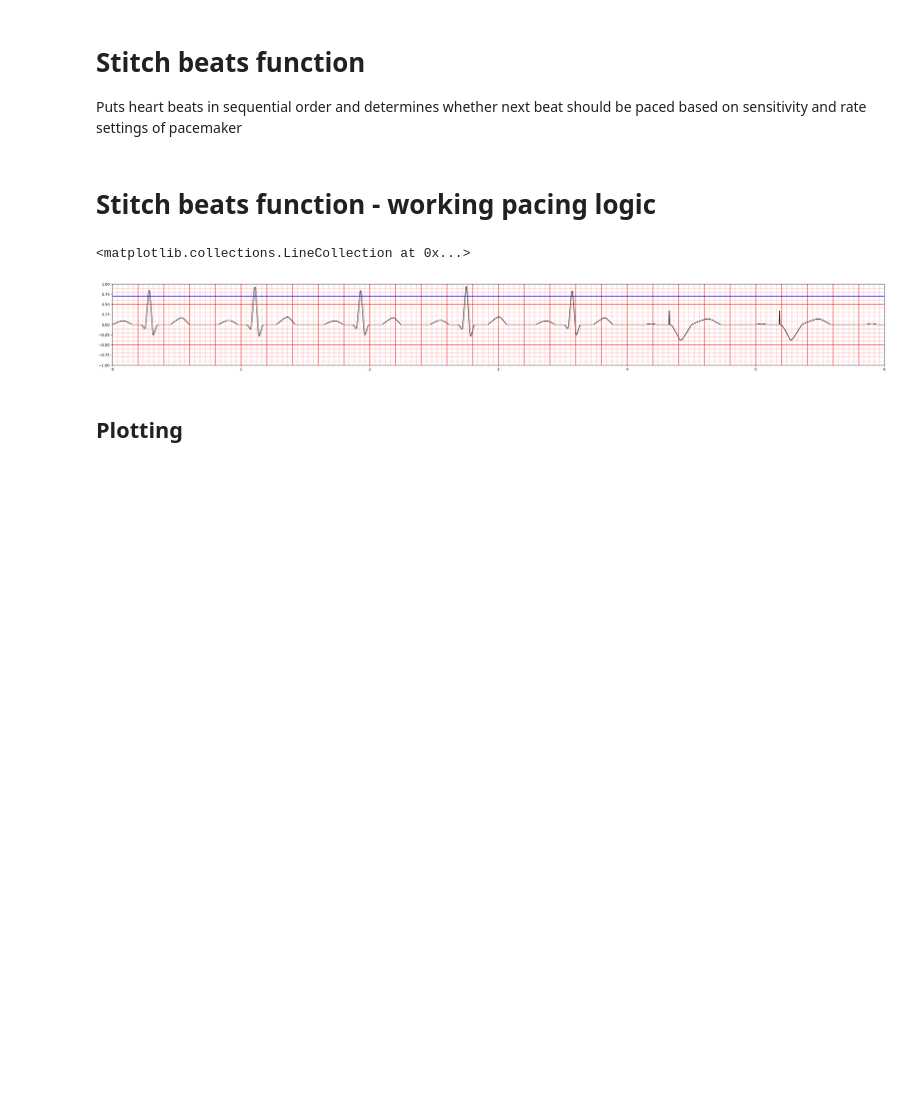
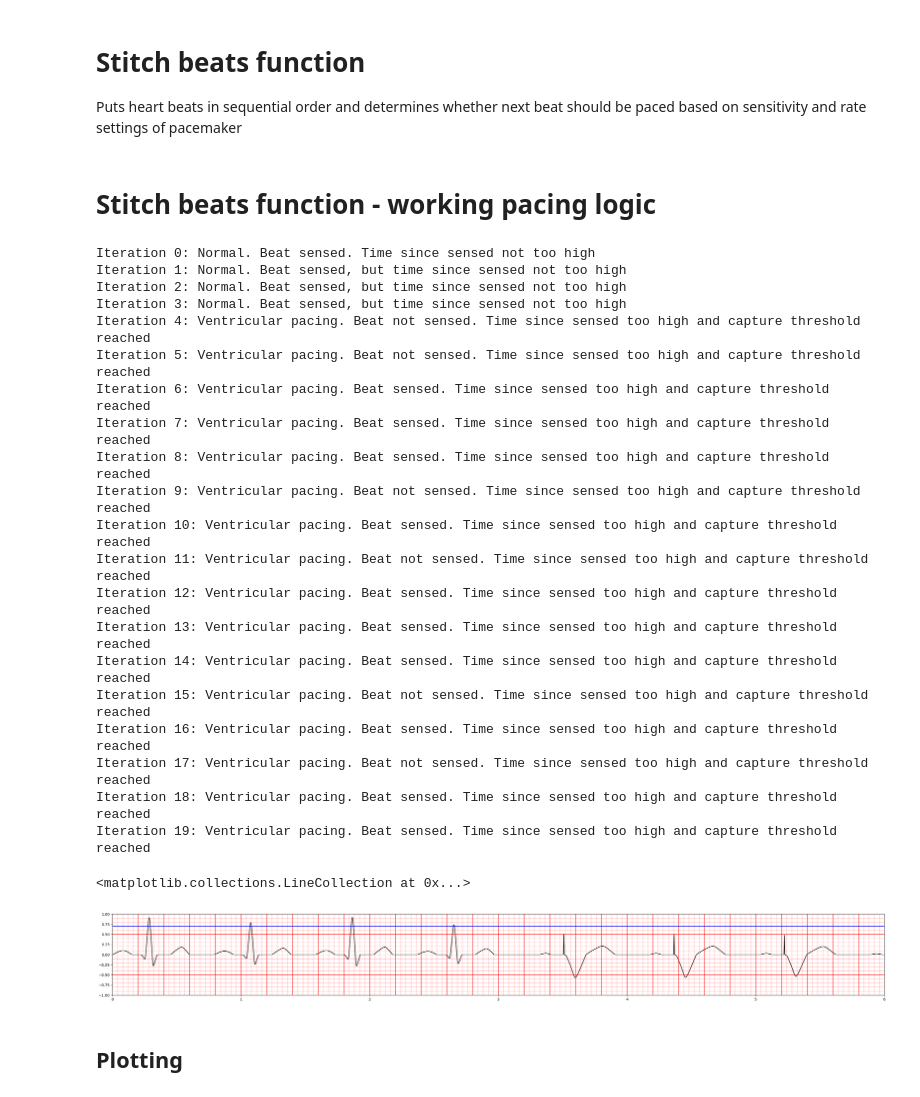
Before and after one commit to joonhaim/edupace, a Jupyter notebook: simulator-interface/ecg/ECG simulation - more organised version.ipynb, the cells around one changed output. Saved outputs shown, nothing was run; the diff lists cells and outputs as text; code cells hidden in the pictures; blank space fills up the shorter version.

```diff
--- a/simulator-interface/ecg/ECG simulation - more organised version.ipynb
+++ b/simulator-interface/ecg/ECG simulation - more organised version.ipynb
@@ -619,37 +653,57 @@ def stitch_beats(ecg_func, patient_HR, regularity, sensitivity,rate, output, asy
     return x, y
 # %%
 t = np.linspace(0,1,101)
-patient_HR = 73
+patient_HR = 76
 sensitivity = 0.7
-x_ecg, y_ecg = stitch_beats(ECG_wave, patient_HR, regularity='Regular', sensitivity=sensitivity, rate=70, output=1.6, asynchronous=False)
+x_ecg, y_ecg = stitch_beats(ECG_wave, patient_HR, regularity='Regular', sensitivity=sensitivity, rate=70, output=1.8, asynchronous=False)
 
 fig, ax = plt.subplots(figsize=(38, 4))
 ax.plot(x_ecg, y_ecg, color='black')
 ax.set_xlim(0, 6)
 ax.set_ylim(-1, 1)
 
 # compute line positions
 big_lines_v = np.arange(0, 6, 0.2)
 small_lines_v = np.arange(0, 6, 0.04)
 big_lines_h = np.arange(-1.5, 1.5, 1)
 small_lines_h = np.arange(-1.5, 1.5, 0.1)
 
 ymin, ymax = ax.get_ylim()
 xmin, xmax = ax.get_xlim()
 
 # draw vertical lines (from ymin to ymax) in a single call each
 ax.vlines(big_lines_v, ymin, ymax, colors='red', alpha=0.7, linewidth=1.5)
 ax.vlines(small_lines_v, ymin, ymax, colors='red', alpha=0.3, linewidth=1)
 
 # draw horizontal lines (from xmin to xmax)
 ax.hlines(big_lines_h, xmin, xmax, colors='red', alpha=0.7, linewidth=1.5)
 ax.hlines(small_lines_h, xmin, xmax, colors='red', alpha=0.3, linewidth=1)
 
 #Line to indicate sensitivity setting
 ax.hlines(sensitivity, xmin, xmax, colors='blue', alpha=1, linewidth=1.5)
 # %% [output]
-<matplotlib.collections.LineCollection at 0x...>
+Iteration 0: Normal. Beat sensed. Time since sensed not too high
+Iteration 1: Normal. Beat sensed, but time since sensed not too high
+Iteration 2: Normal. Beat sensed, but time since sensed not too high
+Iteration 3: Normal. Beat sensed, but time since sensed not too high
+Iteration 4: Ventricular pacing. Beat not sensed. Time since sensed too high and capture threshold reached
+Iteration 5: Ventricular pacing. Beat not sensed. Time since sensed too high and capture threshold reached
+Iteration 6: Ventricular pacing. Beat sensed. Time since sensed too high and capture threshold reached
+Iteration 7: Ventricular pacing. Beat sensed. Time since sensed too high and capture threshold reached
+Iteration 8: Ventricular pacing. Beat sensed. Time since sensed too high and capture threshold reached
+Iteration 9: Ventricular pacing. Beat not sensed. Time since sensed too high and capture threshold reached
+Iteration 10: Ventricular pacing. Beat sensed. Time since sensed too high and capture threshold reached
+Iteration 11: Ventricular pacing. Beat not sensed. Time since sensed too high and capture threshold reached
+Iteration 12: Ventricular pacing. Beat sensed. Time since sensed too high and capture threshold reached
+Iteration 13: Ventricular pacing. Beat sensed. Time since sensed too high and capture threshold reached
+Iteration 14: Ventricular pacing. Beat sensed. Time since sensed too high and capture threshold reached
+Iteration 15: Ventricular pacing. Beat not sensed. Time since sensed too high and capture threshold reached
+Iteration 16: Ventricular pacing. Beat sensed. Time since sensed too high and capture threshold reached
+Iteration 17: Ventricular pacing. Beat not sensed. Time since sensed too high and capture threshold reached
+Iteration 18: Ventricular pacing. Beat sensed. Time since sensed too high and capture threshold reached
+Iteration 19: Ventricular pacing. Beat sensed. Time since sensed too high and capture threshold reached
+<matplotlib.collections.LineCollection at 0x...>
-[figure, old version]
+[figure, new version]
 # %% [markdown]
 ## Plotting ##
 # %%
```
Also changed, not shown: parts of 1 cell of this notebook.
